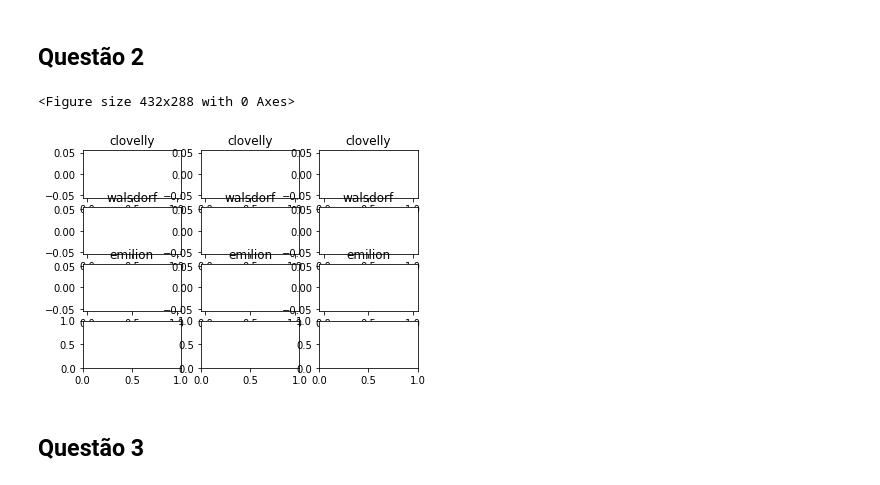
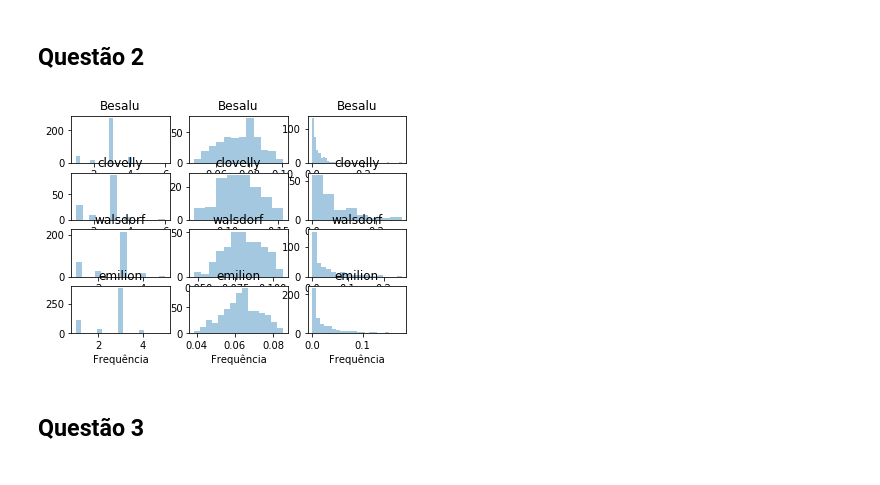
Before and after one commit to guimilan/redes_complexas, a Jupyter notebook: Lista2.ipynb, the cells around one changed output. Saved outputs shown, nothing was run; the diff lists cells and outputs as text; code cells hidden in the pictures.

```diff
--- a/Lista2.ipynb
+++ b/Lista2.ipynb
@@ -222,36 +272,35 @@ plotCorr(corr[e_road][corr[e_road]<0.0])
 # %%
 #Ajustar, pois as imagens estão pequenas.
 fig, axis = plt.subplots(4,3)
 ng = 0
 metric= -1
 
-#Colocoar mais 1
-for g, title in [(clovelly,'clovelly'), (walsdorf,'walsdorf'), (emilion,'emilion')]:
+for g, title in allCities:
     degree = degrees(g)
     closenessC = closenessCentrality(g)
     betweeness = betweenessCentrality(g)
+
     #Plotando
     metric = (metric + 1) % 3
     axis[ng,metric].set_title(title)
     axis[ng,metric].set_xlabel('Grau')
     axis[ng,metric].set_xlabel('Frequência')
     sns.distplot(degree, hist=True, kde=False, ax=axis[ng,metric]);
 
     metric = (metric + 1) % 3
     axis[ng,metric].set_title(title)
     axis[ng,metric].set_xlabel('Closeness Centrality')
     axis[ng,metric].set_xlabel('Frequência')
     sns.distplot(closenessC, hist=True, kde=False, ax=axis[ng,metric]);
 
     metric = (metric + 1) % 3
     axis[ng,metric].set_title(title)
     axis[ng,metric].set_xlabel('Betweeness Centrality')
     axis[ng,metric].set_xlabel('Frequência')
     sns.distplot(betweeness, hist=True, kde=False, ax=axis[ng,metric]);
     ng += 1
 # %% [output]
-<Figure size 432x288 with 0 Axes>
-[figure, old version]
+[figure, new version]
 # %% [markdown]
 ## Questão 3
 # %%
```
Also changed, not shown: parts of 6 cells of this notebook.
